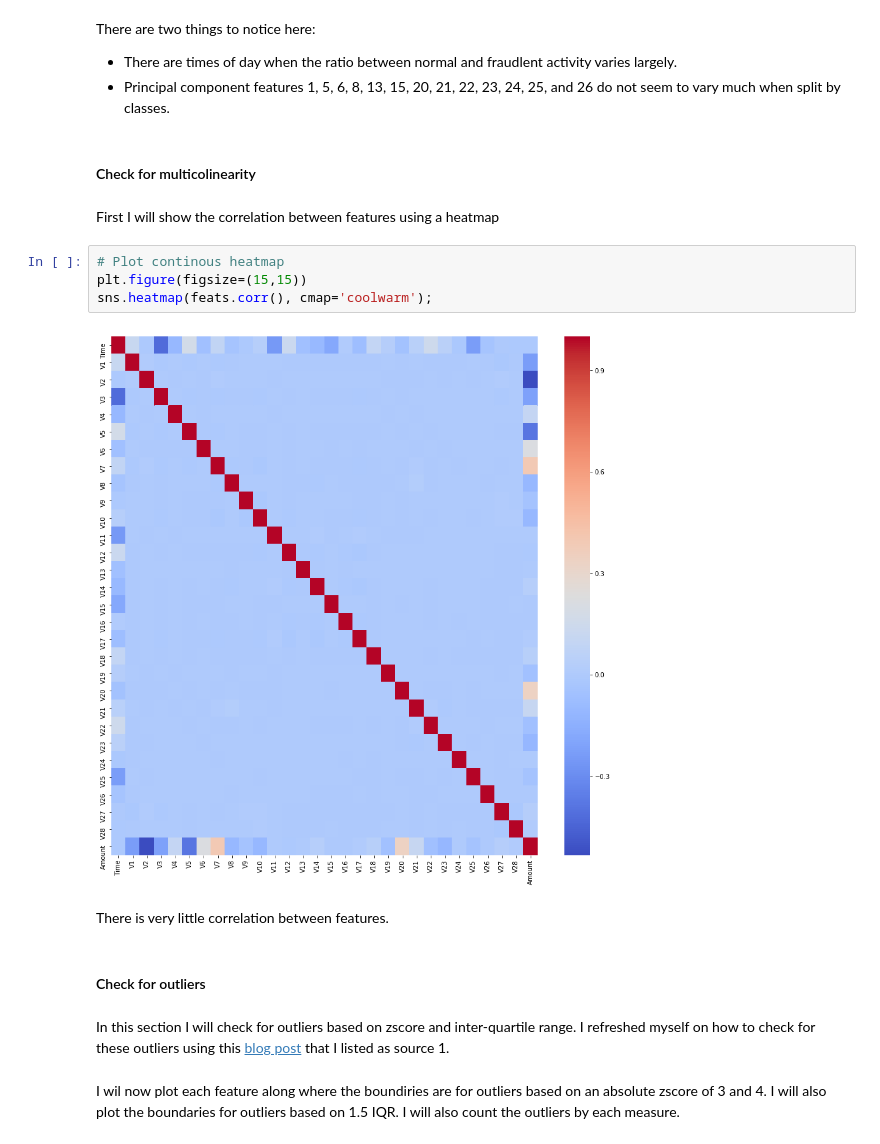
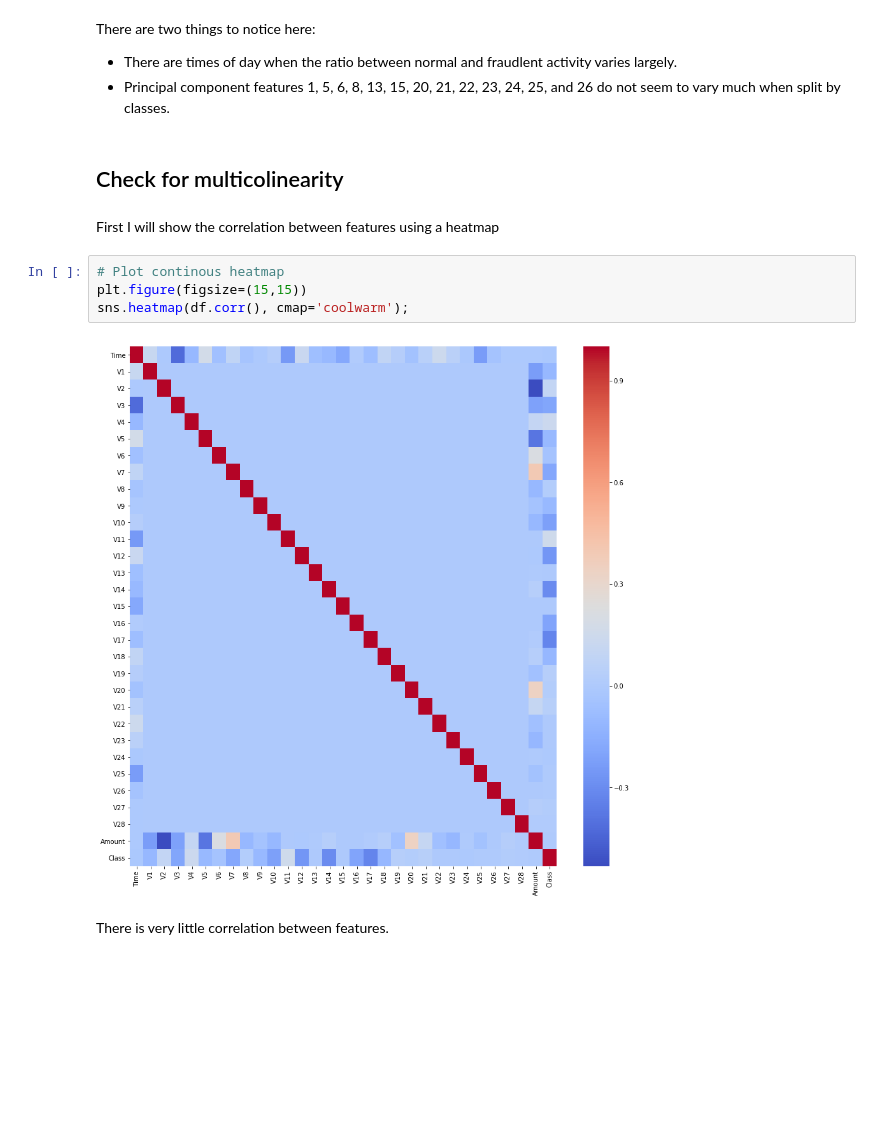
Before and after one commit to georgewillben/Credit-Card-Fraud, a Jupyter notebook: Exploratory_Data_Analysis.ipynb, the cells around one changed output. Saved outputs shown, nothing was run; the diff lists cells and outputs as text; blank space fills up the shorter version.

```diff
--- a/Exploratory_Data_Analysis.ipynb
+++ b/Exploratory_Data_Analysis.ipynb
@@ -155,20 +155,14 @@ There are two things to notice here:
 * There are times of day when the ratio between normal and fraudlent activity varies largely.
 * Principal component features 1, 5, 6, 8, 13, 15, 20, 21, 22, 23, 24, 25, and 26 do not seem to vary much when split by classes.
 # %% [markdown]
-#### Check for multicolinearity
+## Check for multicolinearity
 # %% [markdown]
 First I will show the correlation between features using a heatmap
 # %%
 # Plot continous heatmap
 plt.figure(figsize=(15,15))
-sns.heatmap(feats.corr(), cmap='coolwarm');
+sns.heatmap(df.corr(), cmap='coolwarm');
 # %% [output]
-[figure, old version]
+[figure, new version]
 # %% [markdown]
 There is very little correlation between features.
-# %% [markdown]
-#### Check for outliers
-# %% [markdown]
-In this section I will check for outliers based on zscore and inter-quartile range. I refreshed myself on how to check for these outliers using this <a href='https://towardsdatascience.com/ways-to-detect-and-remove-the-outliers-404d16608dba'>blog post</a> that I listed as source 1.
-# %% [markdown]
-I wil now plot each feature along where the boundiries are for outliers based on an absolute zscore of 3 and 4. I will also plot the boundaries for outliers based on 1.5 IQR. I will also count the outliers by each measure.
```
Also changed, not shown: parts of 42 cells of this notebook, 12 other files.
